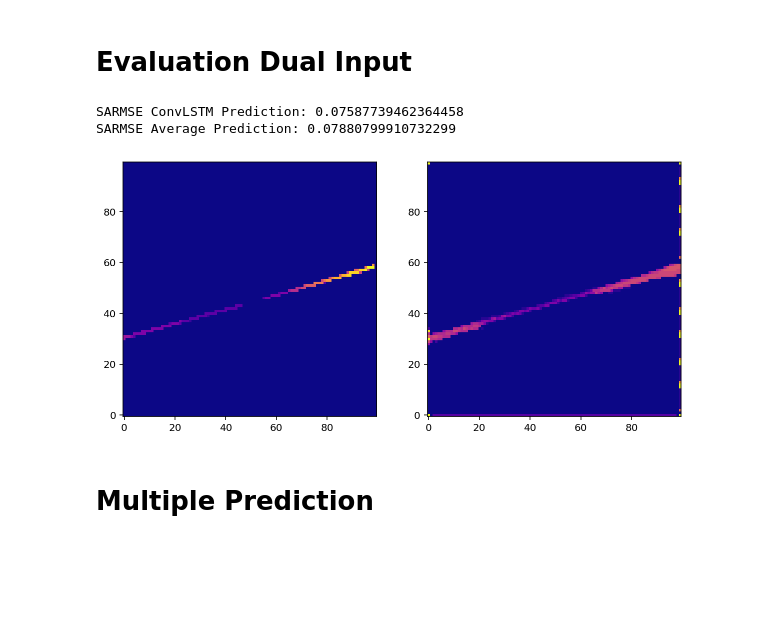
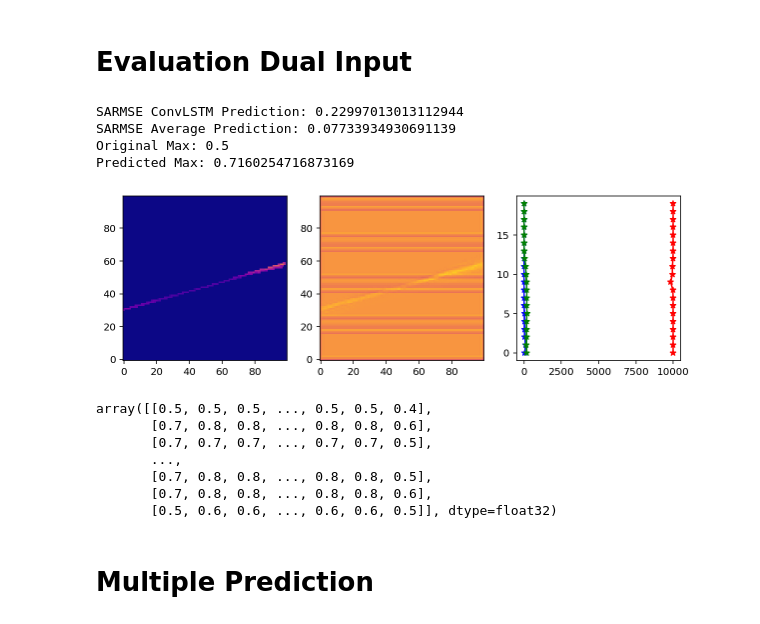
Before and after one commit to naguzmans/opportunistic-utm, a Jupyter notebook: conv_lstm_3d.ipynb, the cells around one changed output. Saved outputs shown, nothing was run; the diff lists cells and outputs as text; code cells hidden in the pictures; blank space fills up the shorter version.

```diff
--- a/conv_lstm_3d.ipynb
+++ b/conv_lstm_3d.ipynb
@@ -107,6 +111,9 @@ def flatten_array(input_array):
   levels_array = np.moveaxis(levels_array, 0, -1)
 
   return np.amax(levels_array, axis=2)
+# %%
+# Max plot value
+max_plot_value = .8
 # %%
 for i in range(0, flights_average.shape[-1]):
   print(f'Level {i}: {np.sum(flights_average[:,:,i])}')
@@ -315,0 +328,11 @@ import imageio
+# %%
+# def SARMSE(original, predicted):
+#   layer_rmse = np.sqrt(np.sum(np.square(original-predicted)/100**2, axis=(0,1)))
+#   return np.sum(layer_rmse)/original.shape[-1] # divided by # of channels
+
+def custom_sarmse(y_true, y_pred):
+	y_pred_masked = tf.math.multiply(y_pred, flights_average)
+	# y_true_masked = tf.math.multiply(y_true, flights_average)
+	squared_resids = tf.square(y_true - y_pred_masked)
+	loss = tf.reduce_mean(squared_resids)
+	return loss
@@ -580,7 +626,8 @@ x = layers.ConvLSTM2D(
 
 model = keras.models.Model(inputs = [inp, minp], outputs = x)
 model.compile(
-    loss=keras.losses.binary_crossentropy, optimizer=keras.optimizers.Adam(),
+    # loss=keras.losses.binary_crossentropy, optimizer=keras.optimizers.Adam(),
+    loss=custom_sarmse, optimizer=keras.optimizers.Adam(),
 )
 
 model.summary()
@@ -636,7 +677,7 @@ early_stopping = keras.callbacks.EarlyStopping(monitor="val_loss", patience=10)
 reduce_lr = keras.callbacks.ReduceLROnPlateau(monitor="val_loss", patience=5)
 
 # Define modifiable training hyperparameters.
-epochs = 100
+epochs = 30
 batch_size = 5
 
 # Fit the model to the training data.
@@ -703,29 +744,71 @@ print(f'SARMSE Average Prediction: {SARMSE(original_frames[0], flights_average)}
 # %% [markdown]
 # Evaluation Dual Input
 # %%
+import matplotlib.gridspec as gridspec
+
 # Select a random example from the validation dataset.
-day = 3
+day = 1
 example = x_test[day]
 mexample = x_mtest[day]
 
 # Pick the first/last ten frames from the example.
 frames = example[:10, ...]
 mframes = mexample[:10, ...]
 original_frames = example[10:, ...]
 new_prediction = model.predict([np.expand_dims(frames, axis=0), np.expand_dims(mframes, axis=0)])
 new_prediction = np.squeeze(new_prediction, axis=0)
 predicted_frame = np.expand_dims(new_prediction[-1, ...], axis=0)
-predicted_frame = np.where(predicted_frame > 0.01, 1, 0)
+# predicted_frame = np.where(predicted_frame >= 0.01, 1, 0)
 
-fig, ax = plt.subplots(1, 2, figsize=(10, 10))
-ax[0].imshow(flatten_array(original_frames[0]), origin='lower', cmap = plt.get_cmap('plasma'))
-ax[1].imshow(flatten_array(predicted_frame[0]), origin='lower', cmap = plt.get_cmap('plasma'))
+fig = plt.figure(figsize=(10, 10))
+
+ax1 = fig.add_subplot(131)
+ax1.imshow(flatten_array(original_frames[0]), origin='lower', cmap = plt.get_cmap('plasma'), vmin=0, vmax=max_plot_value)
+
+ax2 = fig.add_subplot(132)
+ax2.imshow(flatten_array(predicted_frame[0]), origin='lower', cmap = plt.get_cmap('plasma'), vmin=0, vmax=max_plot_value)
+
+original_level_count = []
+for i in range(0, 20):
+  original_level_count.append(np.count_nonzero(original_frames[0][:,:,i]))
+
+predicted_level_count = []
+for i in range(0, 20):
+  predicted_level_count.append(np.count_nonzero(predicted_frame[0][:,:,i]))
+
+average_level_count = []
+for i in range(0, 20):
+  average_level_count.append(np.count_nonzero(flights_average[:,:,i]))
+
+ax3 = fig.add_subplot(133)
+ax3.plot(original_level_count, np.linspace(0, 19, 20), 'b*-')
+ax3.plot(predicted_level_count, np.linspace(0, 19, 20), 'r*-')
+ax3.plot(average_level_count, np.linspace(0, 19, 20), 'g*-')
+
+asp = np.diff(ax3.get_xlim())[0] / np.diff(ax3.get_ylim())[0]
+ax3.set_aspect(asp)
+
+# print(f'SARMSE Null Prediction: {SARMSE(original_frames[0], np.zeros((100,100,20)))}')
 print(f'SARMSE ConvLSTM Prediction: {SARMSE(original_frames[0], predicted_frame[0])}')
 print(f'SARMSE Average Prediction: {SARMSE(original_frames[0], flights_average)}')
+print(f'Original Max: {np.max(flatten_array(original_frames[0]))}')
+print(f'Predicted Max: {np.max(flatten_array(predicted_frame[0]))}')
 # %% [output]
-SARMSE ConvLSTM Prediction: 0.07587739462364458
-SARMSE Average Prediction: 0.07880799910732299
+SARMSE ConvLSTM Prediction: 0.22997013013112944
+SARMSE Average Prediction: 0.07733934930691139
+Original Max: 0.5
+Predicted Max: 0.7160254716873169
-[figure, old version]
+[figure, new version]
+# %%
+predicted_frame[0][:,:,19]
+# %% [output]
+array([[0.5, 0.5, 0.5, ..., 0.5, 0.5, 0.4],
+       [0.7, 0.8, 0.8, ..., 0.8, 0.8, 0.6],
+       [0.7, 0.7, 0.7, ..., 0.7, 0.7, 0.5],
+       ...,
+       [0.7, 0.8, 0.8, ..., 0.8, 0.8, 0.5],
+       [0.7, 0.8, 0.8, ..., 0.8, 0.8, 0.6],
+       [0.5, 0.6, 0.6, ..., 0.6, 0.6, 0.5]], dtype=float32)
 # %% [markdown]
 # Multiple Prediction
 # %%
```
Also changed, not shown: parts of 16 cells of this notebook.
